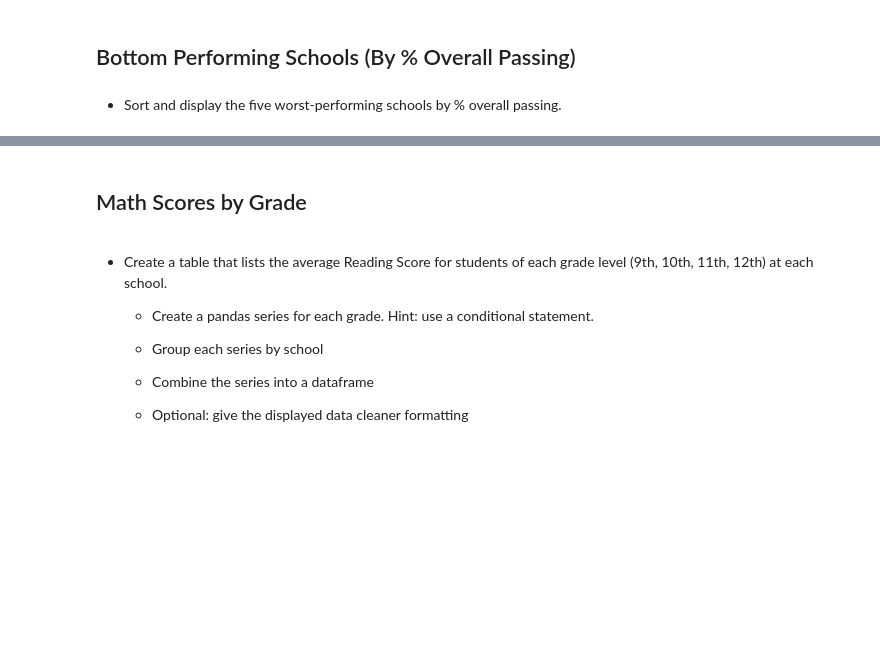
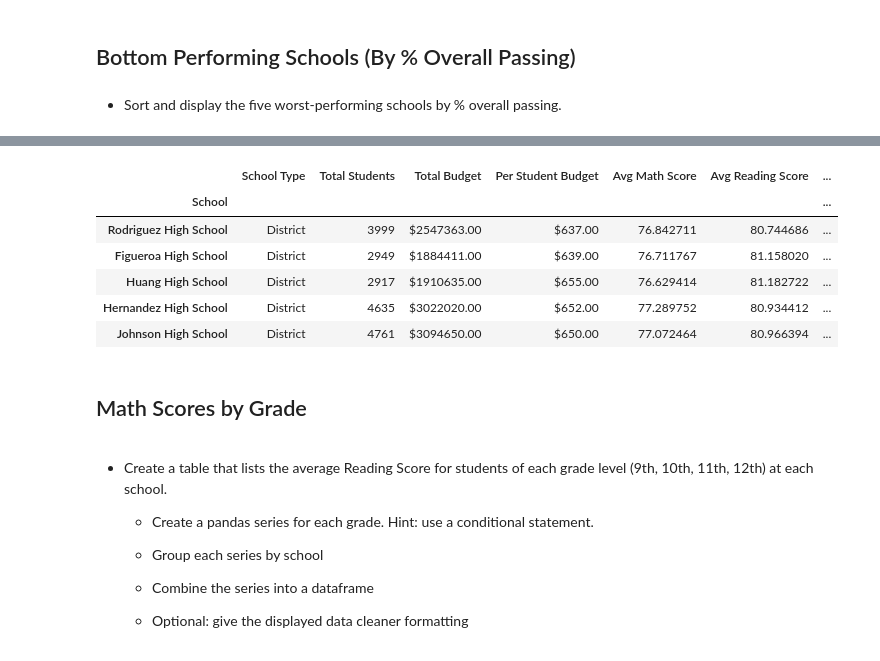
Before and after one commit to firedynasty/pandas-challenge, a Jupyter notebook: PyCitySchools_starter.ipynb, the cells around one changed output, grey strips where cells are left out. Cells and saved outputs as stored; diff of their text form; code cells hidden in the pictures; blank space fills up the shorter version.

```diff
--- a/PyCitySchools_starter.ipynb
+++ b/PyCitySchools_starter.ipynb
@@ -307,3 +313,14 @@ summary2_df
+# %%
+least_performing_df = summary2_df.sort_values("% Passing Both")
+least_performing_df.head()
+# %% [output]
+|  | School Type | Total Students | Total Budget | Per Student Budget | Avg Math Score | Avg Reading Score | ... |
+| School |  |  |  |  |  |  | ... |
+| Rodriguez High School | District | 3999 | $2547363.00 | $637.00 | 76.842711 | 80.744686 | ... |
+| Figueroa High School | District | 2949 | $1884411.00 | $639.00 | 76.711767 | 81.158020 | ... |
+| Huang High School | District | 2917 | $1910635.00 | $655.00 | 76.629414 | 81.182722 | ... |
+| Hernandez High School | District | 4635 | $3022020.00 | $652.00 | 77.289752 | 80.934412 | ... |
+| Johnson High School | District | 4761 | $3094650.00 | $650.00 | 77.072464 | 80.966394 | ... |
 # %% [markdown]
 ## Math Scores by Grade
 # %% [markdown]
```
Also changed, not shown: parts of 6 cells of this notebook.
